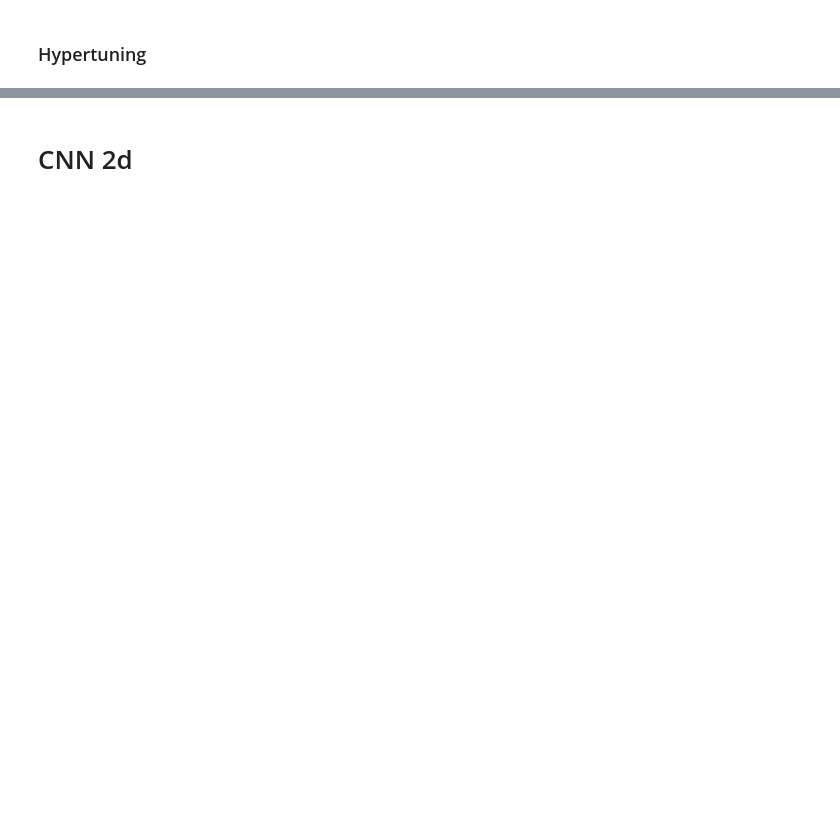
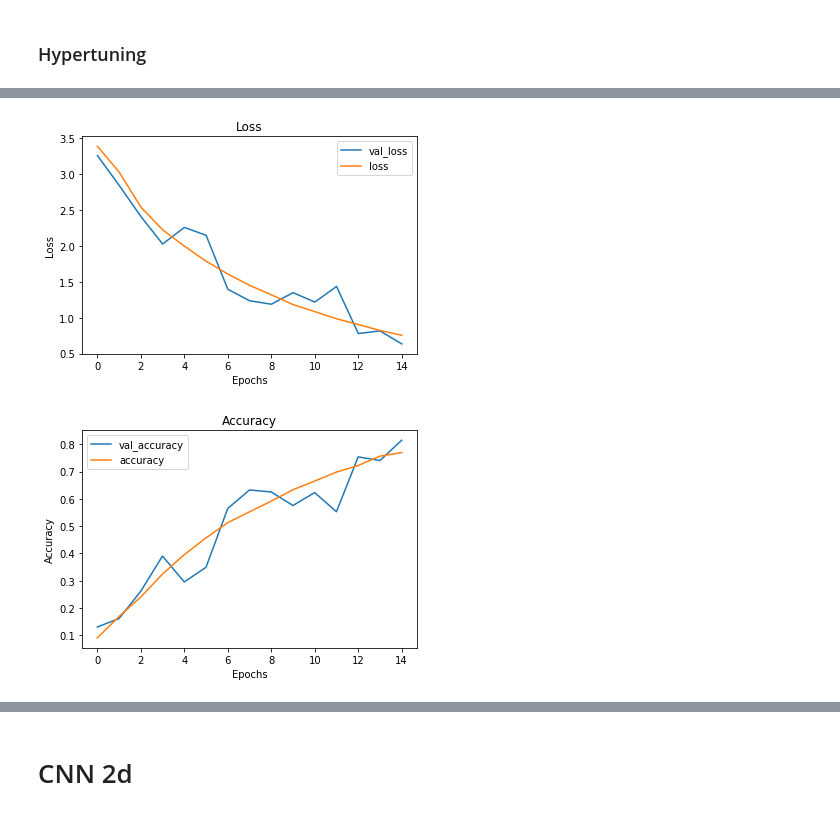
Before and after one commit to alex21738/Image_Classification-American_Sign_Language, a Jupyter notebook: ASL image classification.ipynb, the cells around one changed output, grey strips where cells are left out. Drawn from its saved outputs; the diff is of its cells as text; code cells hidden in the pictures; blank space fills up the shorter version.

```diff
--- a/ASL image classification.ipynb
+++ b/ASL image classification.ipynb
@@ -163,11 +272,3 @@ model3.add(layers.Dense(40, activation='relu', kernel_regularizer=regularizers.l
 model3.add(layers.Dense(20, activation='relu'))
 model3.add(layers.Dense(10, activation='relu'))
 model3.add(layers.Dense(25, activation='softmax'))
-
-model3.compile(optimizer ='sgd' ,loss='categorical_crossentropy',metrics=['accuracy'])
-
-history3 = model3.fit(image_train,
-                    label_train,
-                    epochs=20,
-                    batch_size=32,
-                    validation_data=(image_val, label_val))
@@ -174,2 +301,7 @@ history3 = model3.fit(image_train,
+# %%
+visualize_training_results(history3)
+# %% [output]
+[figure, added]
+[figure, added]
 # %%
 results_test3 = model3.evaluate(imagestest, labelstt)
```
Also changed, not shown: parts of 93 cells of this notebook, 4 other files.
